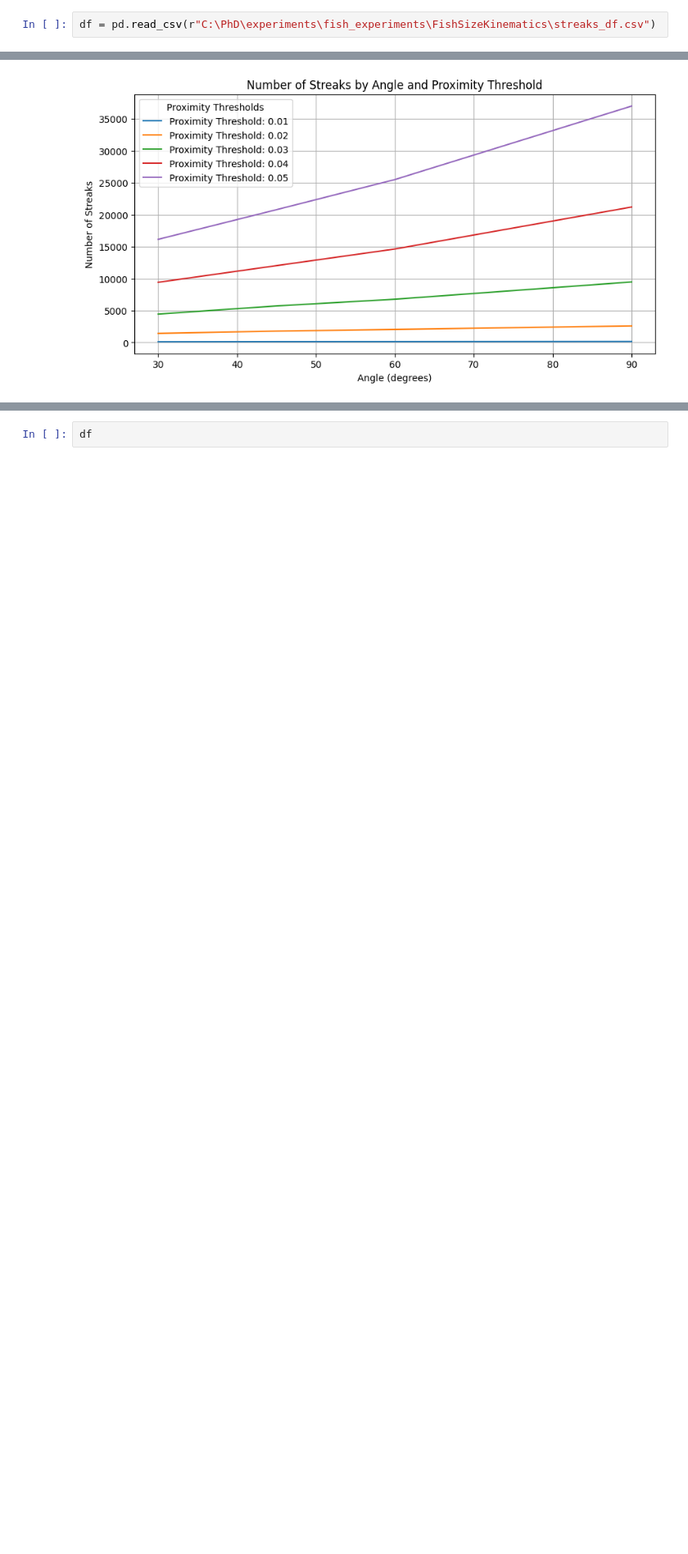
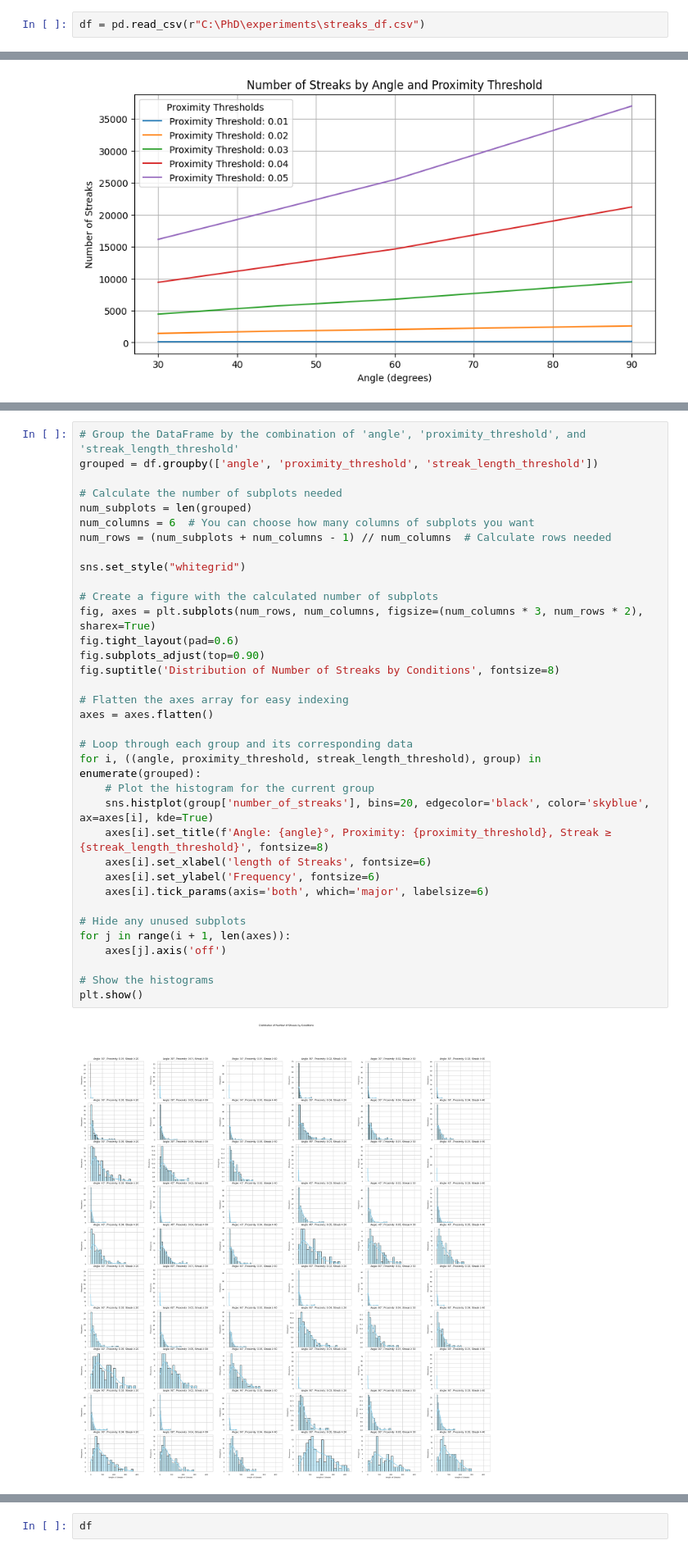
Before and after one commit to kajalkumarii/fish-size-analysis, a Jupyter notebook: processed_filtered_tracklet_length_analysis02022024.ipynb, the cells around one changed output, grey strips where cells are left out. Shown at 82% size. Saved outputs shown, nothing was run; the diff lists cells and outputs as text; blank space fills up the shorter version.

```diff
--- a/processed_filtered_tracklet_length_analysis02022024.ipynb
+++ b/processed_filtered_tracklet_length_analysis02022024.ipynb
@@ -14,7 +14,7 @@ import natsort
 import hashlib
 import random
 # %%
-df = pd.read_csv(r"C:\PhD\experiments\fish_experiments\FishSizeKinematics\streaks_df.csv")
+df = pd.read_csv(r"C:\PhD\experiments\streaks_df.csv")
 # %%
 angles = [30, 45, 60, 90]
 proximity_thresholds = [0.01, 0.02, 0.03, 0.04, 0.05]
@@ -102,6 +91,43 @@ for i, proximity_threshold in enumerate(proximity_thresholds):
 plt.show()
 # %% [output]
 [figure]
+# %%
+# Group the DataFrame by the combination of 'angle', 'proximity_threshold', and 'streak_length_threshold'
+grouped = df.groupby(['angle', 'proximity_threshold', 'streak_length_threshold'])
+
+# Calculate the number of subplots needed
+num_subplots = len(grouped)
+num_columns = 6  # You can choose how many columns of subplots you want
+num_rows = (num_subplots + num_columns - 1) // num_columns  # Calculate rows needed
+
+sns.set_style("whitegrid")
+
+# Create a figure with the calculated number of subplots
+fig, axes = plt.subplots(num_rows, num_columns, figsize=(num_columns * 3, num_rows * 2), sharex=True)
+fig.tight_layout(pad=0.6)
+fig.subplots_adjust(top=0.90)
+fig.suptitle('Distribution of Number of Streaks by Conditions', fontsize=8)
+
+# Flatten the axes array for easy indexing
+axes = axes.flatten()
+
+# Loop through each group and its corresponding data
+for i, ((angle, proximity_threshold, streak_length_threshold), group) in enumerate(grouped):
+    # Plot the histogram for the current group
+    sns.histplot(group['number_of_streaks'], bins=20, edgecolor='black', color='skyblue', ax=axes[i], kde=True)
+    axes[i].set_title(f'Angle: {angle}°, Proximity: {proximity_threshold}, Streak ≥ {streak_length_threshold}', fontsize=8)
+    axes[i].set_xlabel('length of Streaks', fontsize=6)
+    axes[i].set_ylabel('Frequency', fontsize=6)
+    axes[i].tick_params(axis='both', which='major', labelsize=6)
+
+# Hide any unused subplots
+for j in range(i + 1, len(axes)):
+    axes[j].axis('off')
+
+# Show the histograms
+plt.show()
+# %% [output]
+[figure, added]
 # %%
 # Function to convert the non-standard list string to an actual list of floats
 def convert_to_list_of_floats(non_standard_list_str):
```
Also changed, not shown: parts of 6 cells of this notebook, 4 other files.
